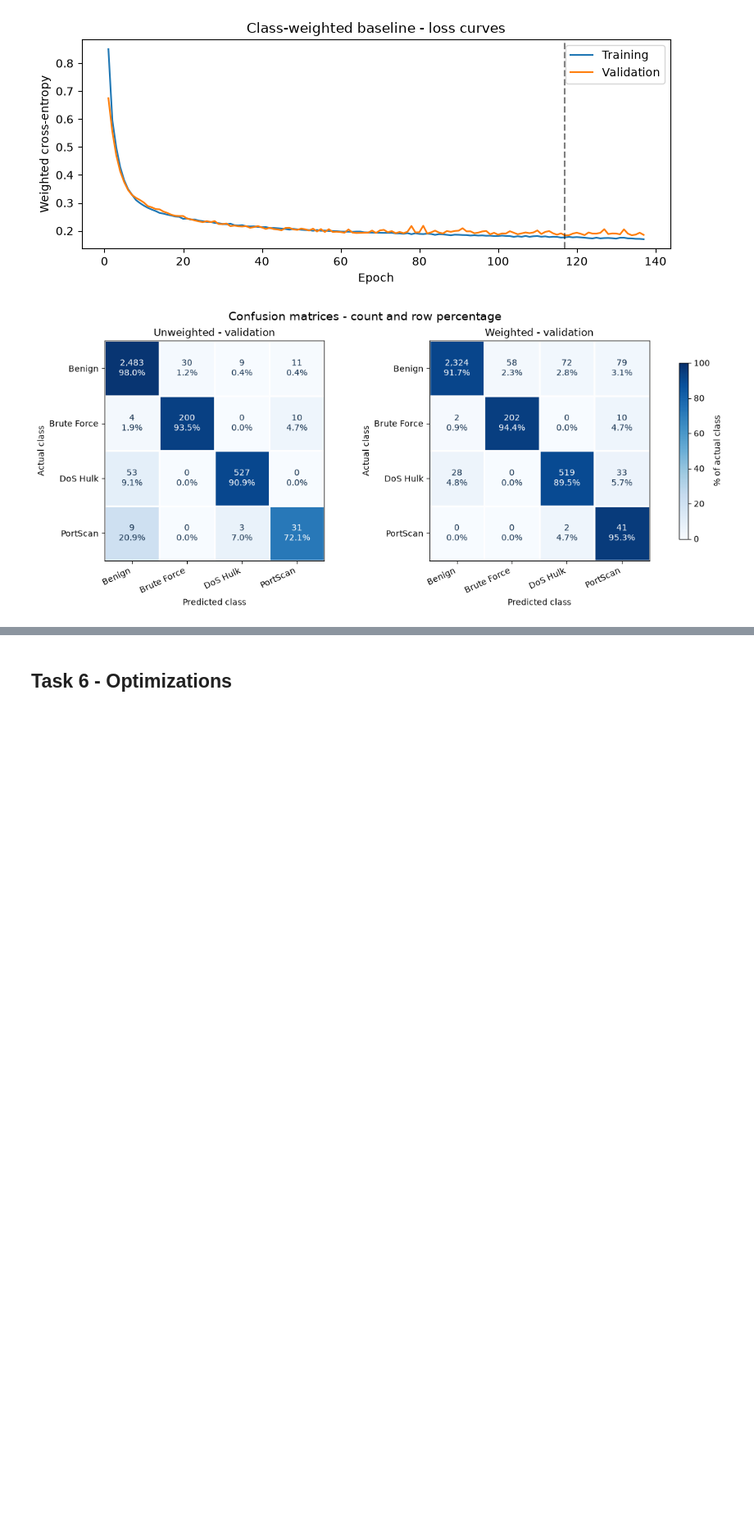
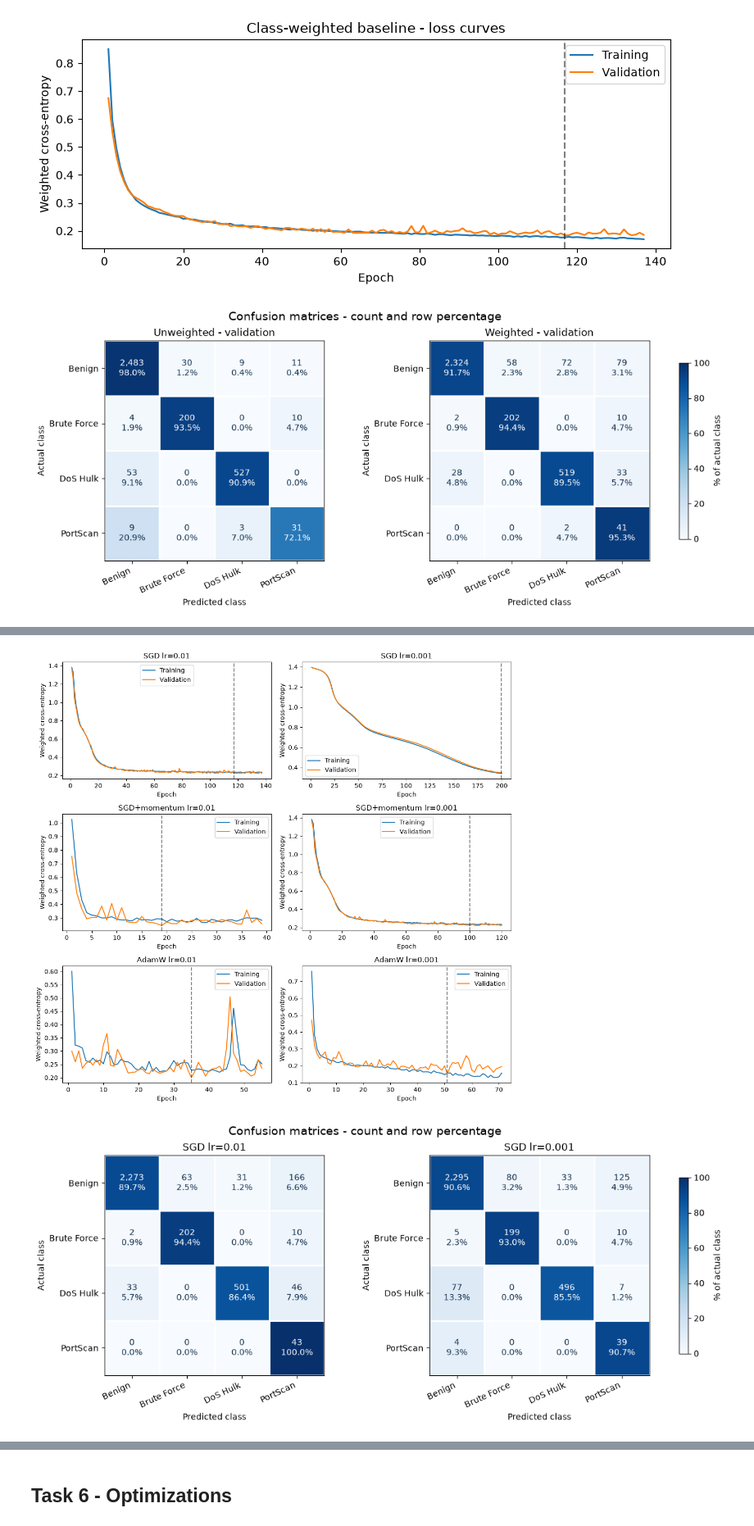
Before and after one commit to HaxelThePenguine/AI-Cybersecurity_labs2026, a Jupyter notebook: Lab_01/lab1.ipynb, the cells around one changed output, grey strips where cells are left out. Shown at 82% size. Saved outputs shown, nothing was run; the diff lists cells and outputs as text; code cells hidden in the pictures; blank space fills up the shorter version.

```diff
--- a/Lab_01/lab1.ipynb
+++ b/Lab_01/lab1.ipynb
@@ -1592,0 +1715,30 @@ We keep **run 10 (64→64)**. The three-run comparison supports one extra layer,
+# %%
+results_5c = {}
+validation_5c = {}
+
+for optimizer_name, learning_rate in OPTIMIZERS_5C:
+    name = f"{optimizer_name} lr={learning_rate:g}"
+
+    if (optimizer_name == "AdamW"
+            and learning_rate == HP_5A["lr"]
+            and BATCH_SIZE_5C == HP_5A["batch_size"]):
+        result = results_5a[REFERENCE_5]
+        evaluation = validation_5a[REFERENCE_5]
+        print(f"{name}: reused from Task 5A")
+    else:
+        result = train_depth_5a(
+            WIDTHS_5,
+            batch_size=BATCH_SIZE_5C,
+            lr=learning_rate,
+            optimizer_name=optimizer_name,
+        )
+        evaluation = evaluate_2c(
+            result["model"], X_val_std_3b, y_val_3b,
+            f"Task 5C - {name}, validation",
+        )
+
+    results_5c[name] = result
+    validation_5c[name] = evaluation
+    print(f"{name}: best weighted CE {result['best_loss']:.5f}")
+
+comparison_5c = summarize_experiments_5(results_5c, validation_5c)
@@ -1592,0 +1795,5 @@ We keep **run 10 (64→64)**. The three-run comparison supports one extra layer,
+# %%
+plot_experiments_5(results_5c, validation_5c)
+# %% [output]
+[figure, added]
+[figure, added]
```
Also changed, not shown: parts of 37 cells of this notebook, 2 other files.
